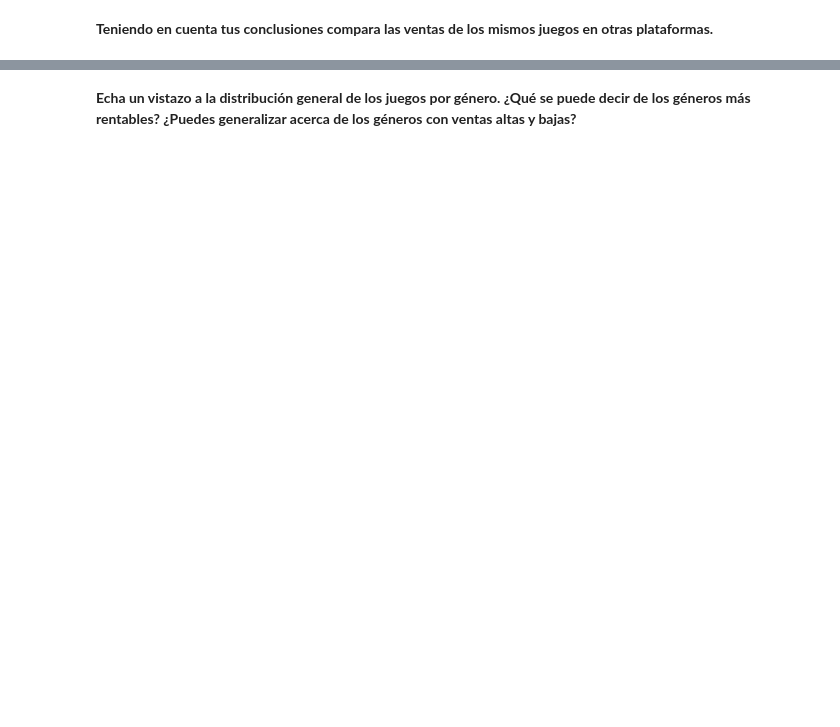
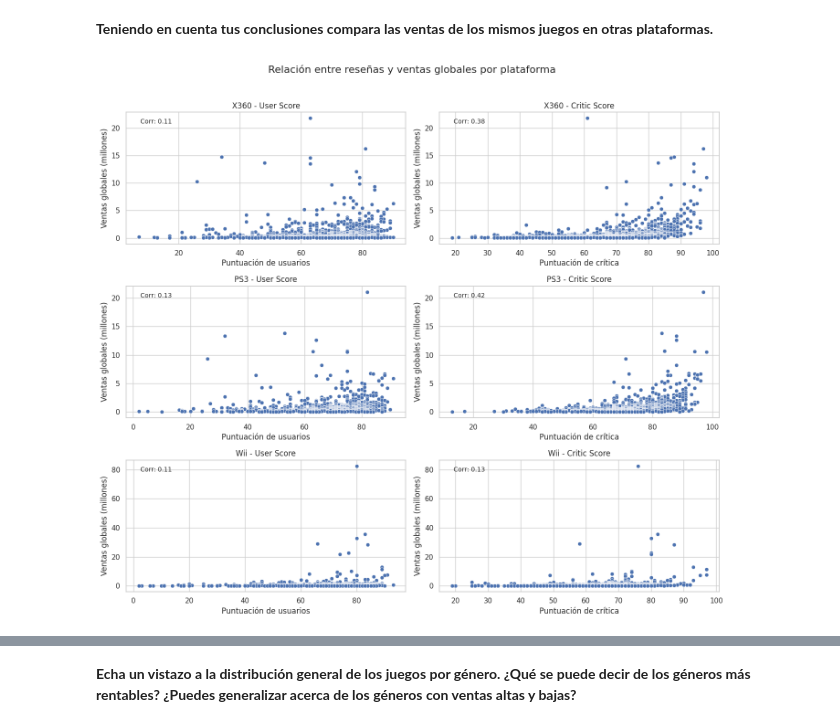
Before and after one commit to RulasBoy/TripleTen-Bootcamp, a Jupyter notebook: Sprint 6/notebook.ipynb, the cells around one changed output, grey strips where cells are left out. Drawn from its saved outputs; the diff is of its cells as text; code cells hidden in the pictures; blank space fills up the shorter version.

```diff
--- a/Sprint 6/notebook.ipynb
+++ b/Sprint 6/notebook.ipynb
@@ -332,2 +497,53 @@ Con respecto a cuánto tiempo se mantienen, podemos ver cómo los juegos de ante
 # %% [markdown]
 **Teniendo en cuenta tus conclusiones compara las ventas de los mismos juegos en otras plataformas.**
+# %%
+# Plataformas seleccionadas
+platforms = ['X360', 'PS3', 'Wii']
+
+# Estilo
+sns.set_style(style="whitegrid")
+fig, axes = plt.subplots(len(platforms), 2, figsize=(14, 12))
+fig.suptitle('Relación entre reseñas y ventas globales por plataforma', fontsize=16, y=1.02)
+
+# Iteramos por plataforma y eje
+for i, platform in enumerate(platforms):
+    # Filtrar juegos de la plataforma
+    df_platform = df_games[df_games['platform'] == platform]
+
+    # Gráfico: user_score vs global_sales
+    sns.scatterplot(
+        ax=axes[i, 0],
+        data=df_platform,
+        x='user_score',
+        y='global_sales',
+    )
+    axes[i, 0].set_title(f'{platform} - User Score')
+    axes[i, 0].set_xlabel('Puntuación de usuarios')
+    axes[i, 0].set_ylabel('Ventas globales (millones)')
+
+    # Correlación (user_score y ventas)
+    corr_user = df_platform[['user_score', 'global_sales']].corr().iloc[0, 1]
+    axes[i, 0].text(0.05, 0.95, f'Corr: {corr_user:.2f}', transform=axes[i, 0].transAxes,
+                   fontsize=10, verticalalignment='top')
+
+    # Gráfico: critic_score vs global_sales
+    sns.scatterplot(
+        ax=axes[i, 1],
+        data=df_platform,
+        x='critic_score',
+        y='global_sales'
+    )
+    axes[i, 1].set_title(f'{platform} - Critic Score')
+    axes[i, 1].set_xlabel('Puntuación de crítica')
+    axes[i, 1].set_ylabel('Ventas globales (millones)')
+
+    # Correlación (critic_score y ventas)
+    corr_critic = df_platform[['critic_score', 'global_sales']].corr().iloc[0, 1]
+    axes[i, 1].text(0.05, 0.95, f'Corr: {corr_critic:.2f}', transform=axes[i, 1].transAxes,
+                   fontsize=10, verticalalignment='top')
+
+# Ajuste de diseño
+plt.tight_layout()
+plt.show()
+# %% [output]
+[figure, added]
```
Also changed, not shown: parts of 21 cells of this notebook.
